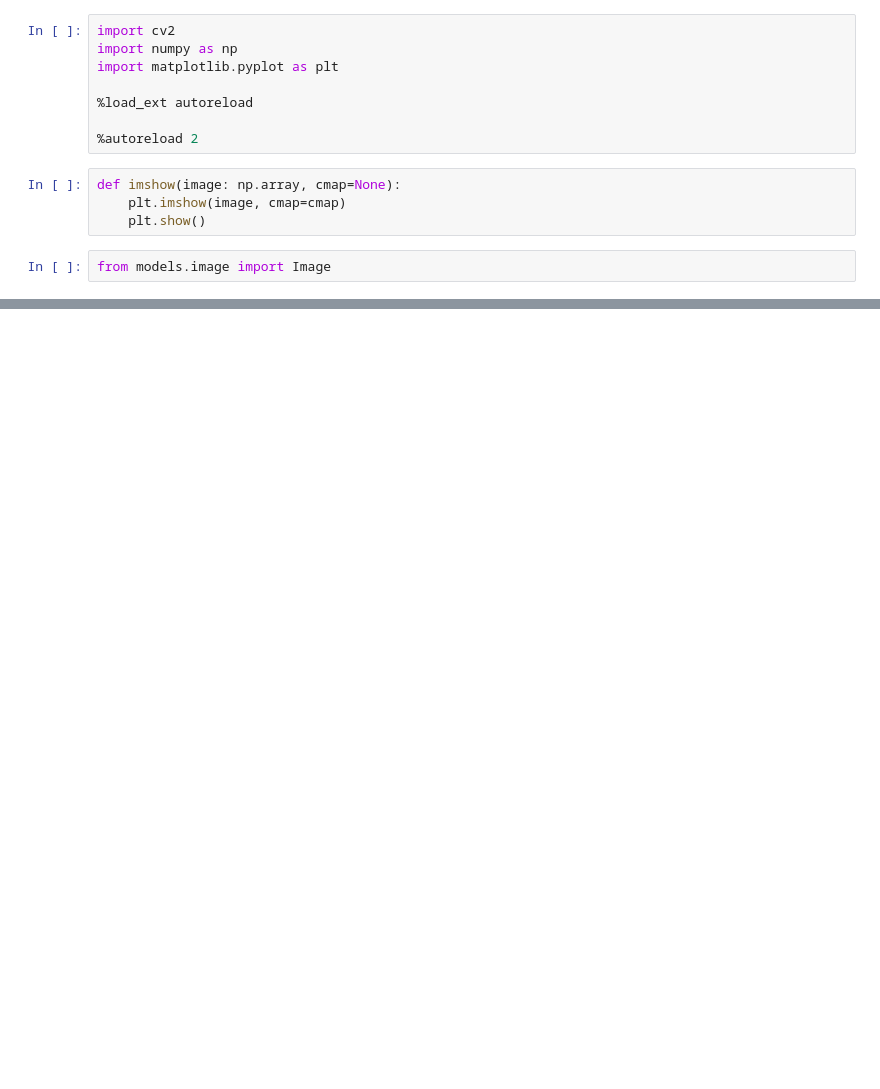
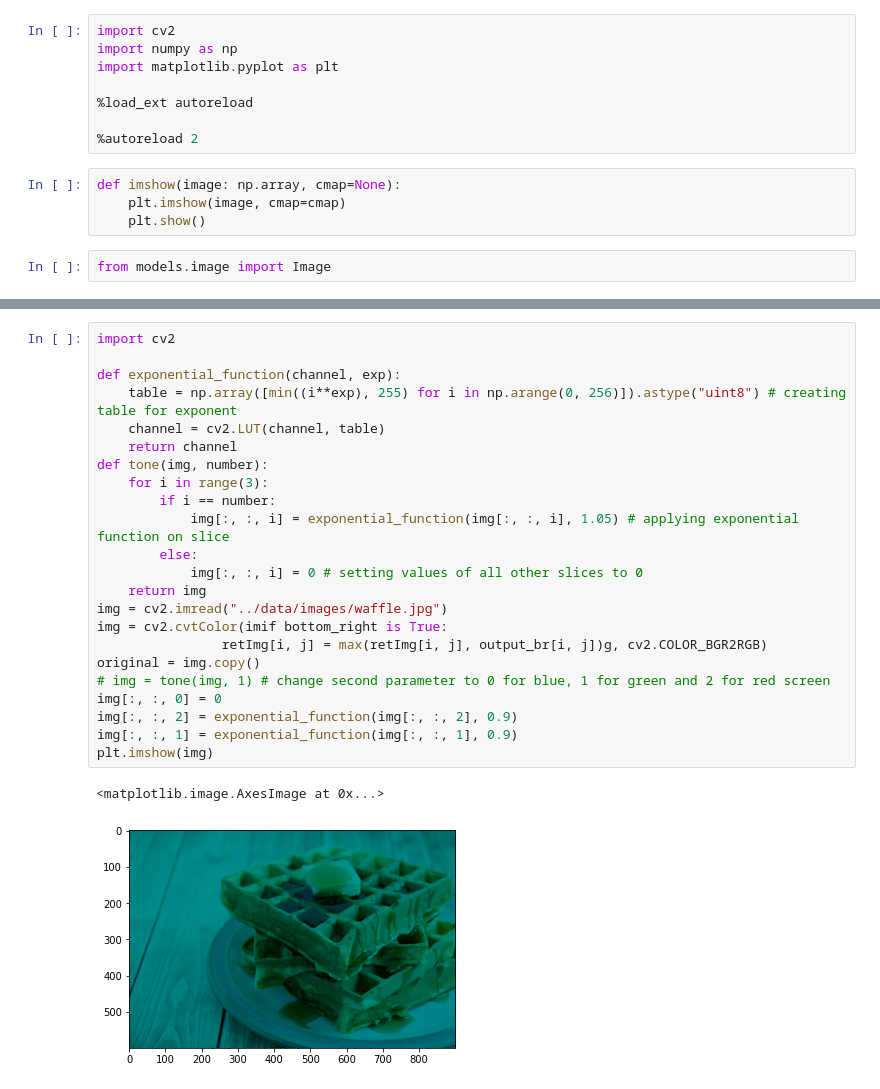
Before and after one commit to gsc2001/Vizually, a Jupyter notebook: vizually/core/tester.ipynb, the cells around one changed output, grey strips where cells are left out. Saved outputs shown, nothing was run; the diff lists cells and outputs as text; blank space fills up the shorter version.

```diff
--- a/vizually/core/tester.ipynb
+++ b/vizually/core/tester.ipynb
@@ -52,0 +98,26 @@ imshow(cv2.GaussianBlur(image.img, (5, 5), 0.1, 0.1))
+# %%
+import cv2
+
+def exponential_function(channel, exp):
+    table = np.array([min((i**exp), 255) for i in np.arange(0, 256)]).astype("uint8") # creating table for exponent
+    channel = cv2.LUT(channel, table)
+    return channel
+def tone(img, number):
+    for i in range(3):
+        if i == number:
+            img[:, :, i] = exponential_function(img[:, :, i], 1.05) # applying exponential function on slice
+        else:
+            img[:, :, i] = 0 # setting values of all other slices to 0
+    return img
+img = cv2.imread("../data/images/waffle.jpg")
+img = cv2.cvtColor(imif bottom_right is True:
+                retImg[i, j] = max(retImg[i, j], output_br[i, j])g, cv2.COLOR_BGR2RGB)
+original = img.copy()
+# img = tone(img, 1) # change second parameter to 0 for blue, 1 for green and 2 for red screen
+img[:, :, 0] = 0
+img[:, :, 2] = exponential_function(img[:, :, 2], 0.9)
+img[:, :, 1] = exponential_function(img[:, :, 1], 0.9)
+plt.imshow(img)
+# %% [output]
+<matplotlib.image.AxesImage at 0x...>
+[figure, added]
```
Also changed, not shown: parts of 8 cells of this notebook, 3 other files.
